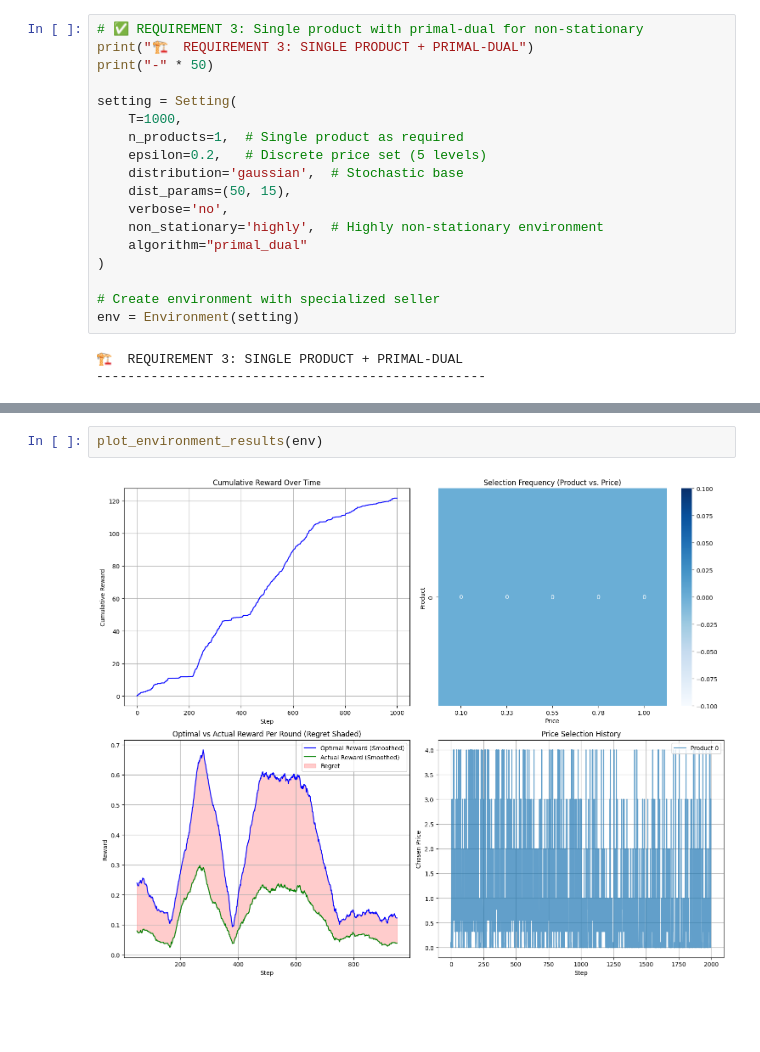
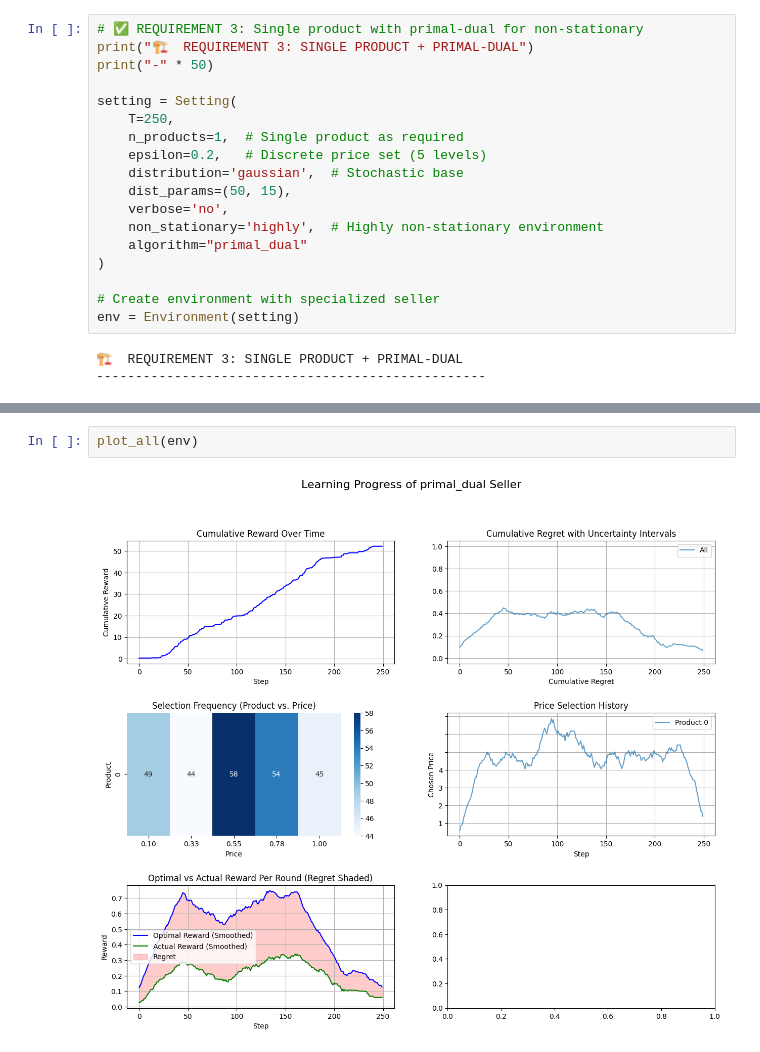
Before and after one commit to francinze/ola-proj-2425, a Jupyter notebook: project_work/req_3.ipynb, the cells around one changed output, grey strips where cells are left out. Drawn from its saved outputs; the diff is of its cells as text; blank space fills up the shorter version.

```diff
--- a/project_work/req_3.ipynb
+++ b/project_work/req_3.ipynb
@@ -35,7 +35,7 @@ print("🏗️  REQUIREMENT 3: SINGLE PRODUCT + PRIMAL-DUAL")
 print("-" * 50)
 
 setting = Setting(
-    T=1000,
+    T=250,
     n_products=1,  # Single product as required
     epsilon=0.2,   # Discrete price set (5 levels)
     distribution='gaussian',  # Stochastic base
@@ -89,4 +89,4 @@ Configuration:
 # %%
-plot_environment_results(env)
+plot_all(env)
 # %% [output]
-[figure, old version]
+[figure, new version]
```
Also changed, not shown: parts of 2 cells of this notebook, 5 other files.
